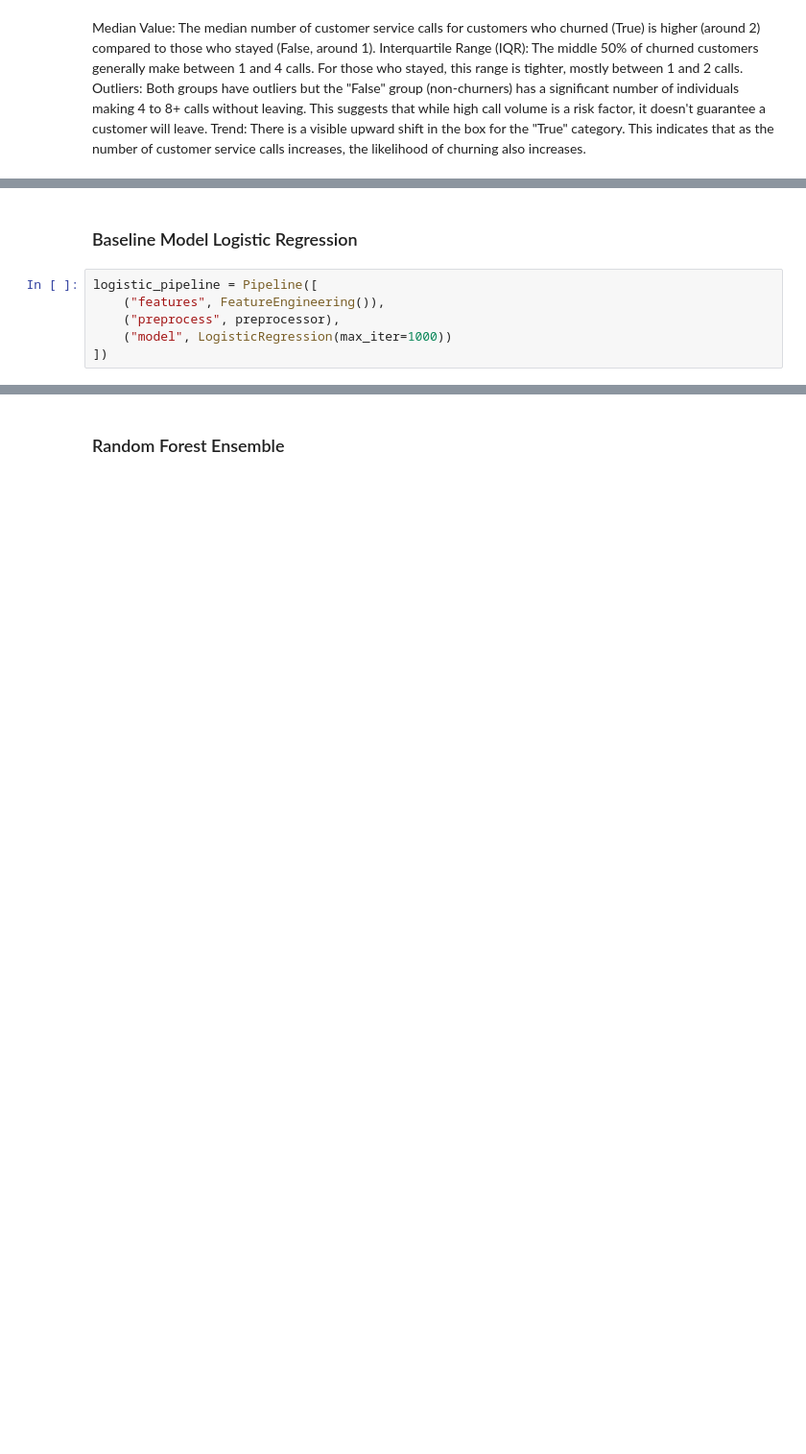
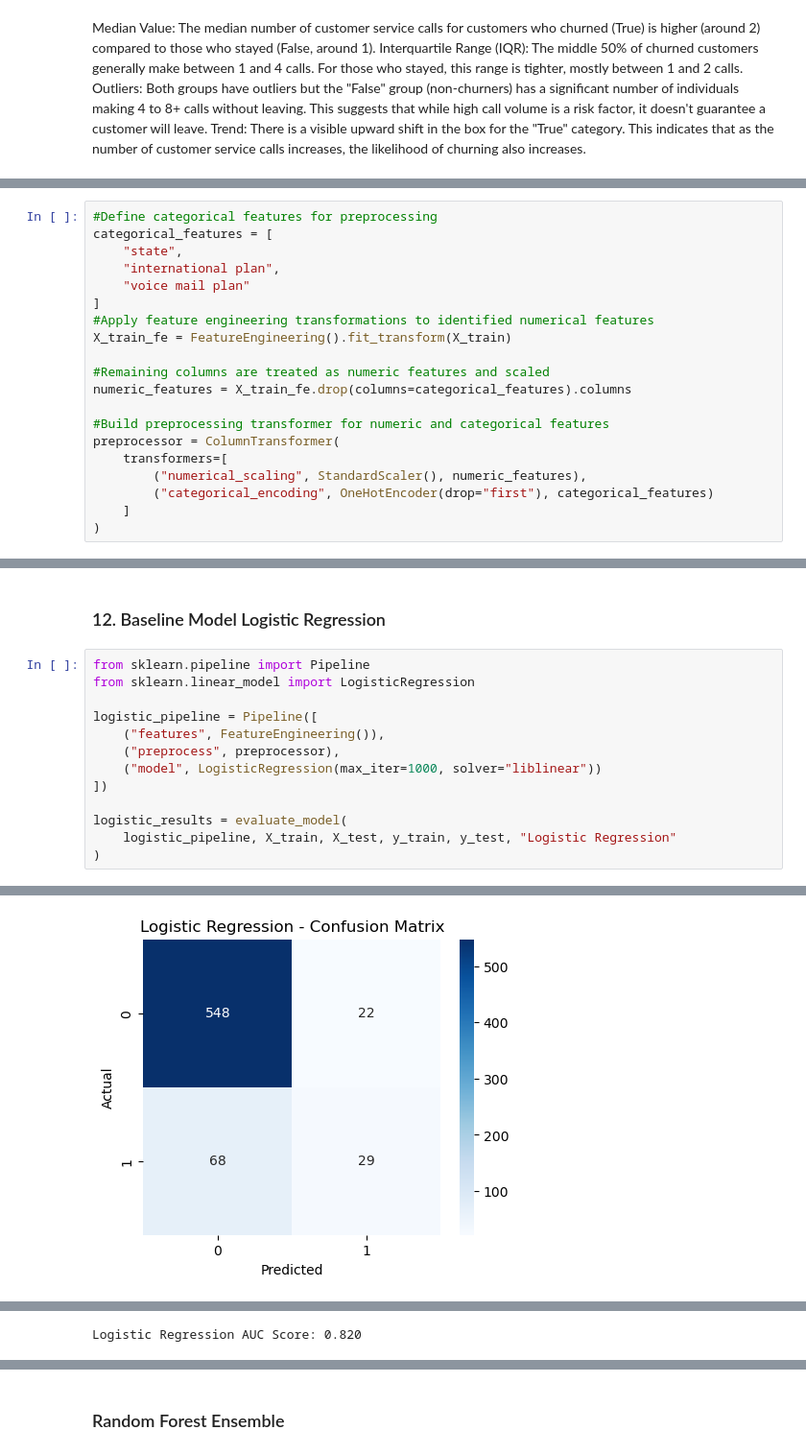
Before and after one commit to Marian-amo/SyriaTel--telecom-customer-churn-prediction, a Jupyter notebook: notebook.ipynb, the cells around one changed output, grey strips where cells are left out. Shown at 96% size. Cells and saved outputs as stored; diff of their text form; blank space fills up the shorter version.

```diff
--- a/notebook.ipynb
+++ b/notebook.ipynb
@@ -309,0 +342,20 @@ preprocessor = ColumnTransformer(
+# %%
+#Define categorical features for preprocessing
+categorical_features = [
+    "state",
+    "international plan",
+    "voice mail plan"
+]
+#Apply feature engineering transformations to identified numerical features
+X_train_fe = FeatureEngineering().fit_transform(X_train)
+
+#Remaining columns are treated as numeric features and scaled
+numeric_features = X_train_fe.drop(columns=categorical_features).columns
+
+#Build preprocessing transformer for numeric and categorical features
+preprocessor = ColumnTransformer(
+    transformers=[
+        ("numerical_scaling", StandardScaler(), numeric_features),
+        ("categorical_encoding", OneHotEncoder(drop="first"), categorical_features)
+    ]
+)
@@ -310,8 +415,16 @@ preprocessor = ColumnTransformer(
 # %% [markdown]
-### Baseline Model Logistic Regression
+### 12. Baseline Model Logistic Regression
-# %%
-logistic_pipeline = Pipeline([
-    ("features", FeatureEngineering()),
-    ("preprocess", preprocessor),
-    ("model", LogisticRegression(max_iter=1000))
-])
+# %%
+from sklearn.pipeline import Pipeline
+from sklearn.linear_model import LogisticRegression
+
+logistic_pipeline = Pipeline([
+    ("features", FeatureEngineering()),
+    ("preprocess", preprocessor),
+    ("model", LogisticRegression(max_iter=1000, solver="liblinear"))
+])
+
+logistic_results = evaluate_model(
+    logistic_pipeline, X_train, X_test, y_train, y_test, "Logistic Regression"
+)
+# %% [output]
@@ -317,0 +442 @@ logistic_pipeline = Pipeline([
+[figure, added]
@@ -318 +444,2 @@ logistic_pipeline = Pipeline([
+Logistic Regression AUC Score: 0.820
 # %% [markdown]
```
Also changed, not shown: parts of 60 cells of this notebook.
